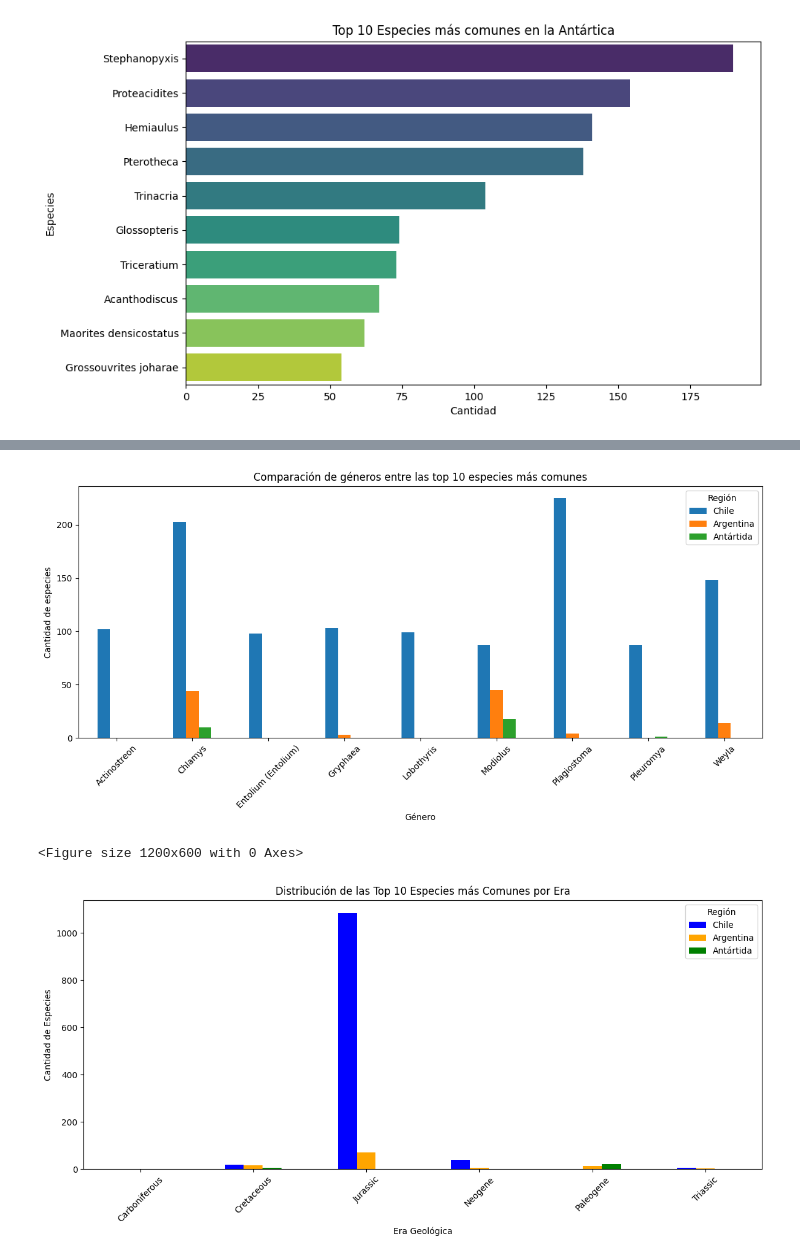
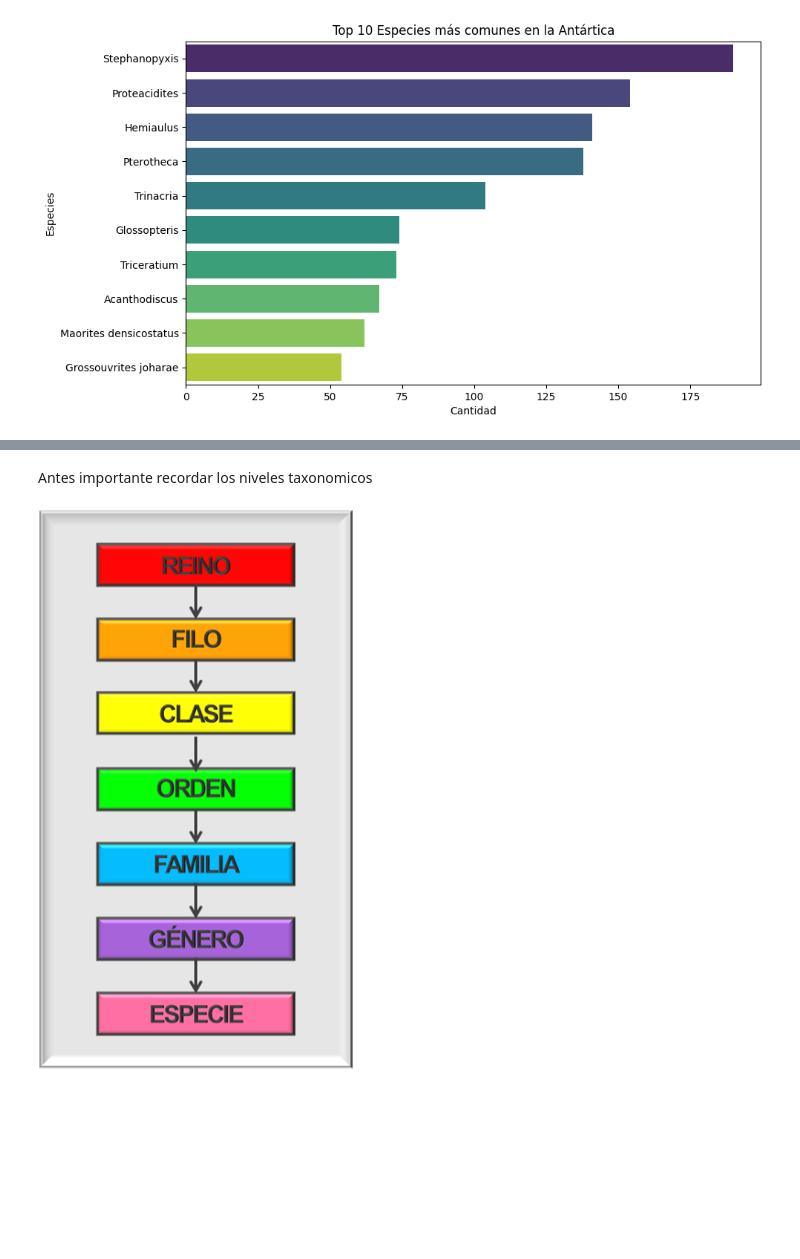
Before and after one commit to ignaciopinilla/Proye-Imt2200, a Jupyter notebook: P1.ipynb, the cells around one changed output, grey strips where cells are left out. Drawn from its saved outputs; the diff is of its cells as text; code cells hidden in the pictures; blank space fills up the shorter version.

```diff
--- a/P1.ipynb
+++ b/P1.ipynb
@@ -177,51 +90,7 @@ plt.show()
-# %%
-# Comparar por género
-genus_chile = top_especies_chile.groupby('genus')['accepted_name'].count()
-genus_argentina = top_especies_argentina.groupby('genus')['accepted_name'].count()
-genus_antartica = top_especies_antartica.groupby('genus')['accepted_name'].count()
-
-# Crear un DataFrame para la comparación
-df_genus = pd.DataFrame({
-    'Chile': genus_chile,
-    'Argentina': genus_argentina,
-    'Antártida': genus_antartica
-}).fillna(0)
-
-# Graficar comparación
-df_genus.plot(kind='bar', figsize=(12, 6))
-plt.title('Comparación de géneros entre las top 10 especies más comunes')
-plt.xlabel('Género')
-plt.ylabel('Cantidad de especies')
-plt.legend(title='Región')
-plt.xticks(rotation=45)
-plt.tight_layout()
-plt.show()
-# %% [output]
-[figure, removed]
-# %%
-
-# Agrupar las top 10 especies por era en cada región
-era_chile = chile_df[chile_df['accepted_name'].isin(top_10_especies_chile.index)].groupby('era_early')['accepted_name'].count()
-era_argentina = argentina_df[argentina_df['accepted_name'].isin(top_10_especies_chile.index)].groupby('era_early')['accepted_name'].count()
-era_antartica = antartica_df[antartica_df['accepted_name'].isin(top_10_especies_chile.index)].groupby('era_early')['accepted_name'].count()
-
-# Crear un DataFrame para la comparación
-df_era = pd.DataFrame({
-    'Chile': era_chile,
-    'Argentina': era_argentina,
-    'Antártida': era_antartica
-}).fillna(0)
-
-# Graficar comparación por eras
-plt.figure(figsize=(12, 6))
-df_era.plot(kind='bar', figsize=(12, 6), color=['blue', 'orange', 'green'])
-plt.title('Distribución de las Top 10 Especies más Comunes por Era')
-plt.xlabel('Era Geológica')
-plt.ylabel('Cantidad de Especies')
-plt.legend(title='Región')
-plt.xticks(rotation=45)
-plt.tight_layout()
-plt.show()
-# %% [output]
-<Figure size 1200x600 with 0 Axes>
-[figure, removed]
+# %% [markdown]
+Antes importante recordar los niveles taxonomicos
+# %%
+from IPython.display import Image
+Image(filename=r'data\img\tax.png')
+# %% [output]
+[figure, added]
```
Also changed, not shown: parts of 31 cells of this notebook, 4 other files.
